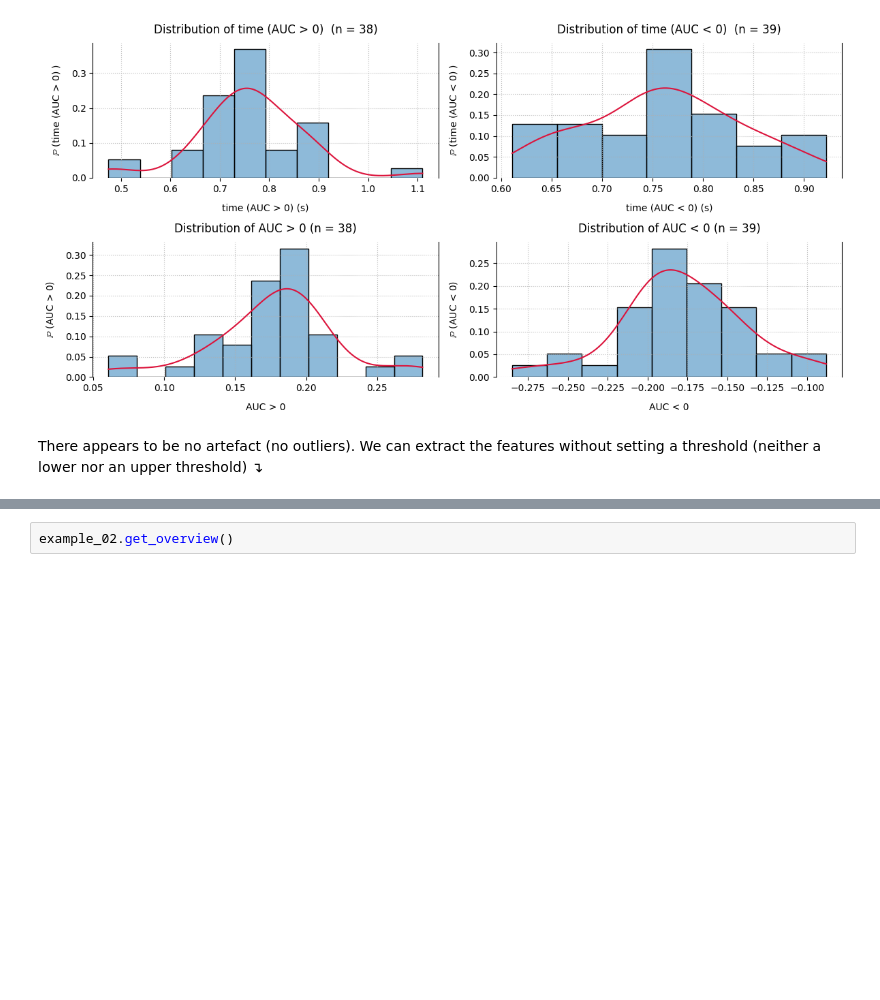
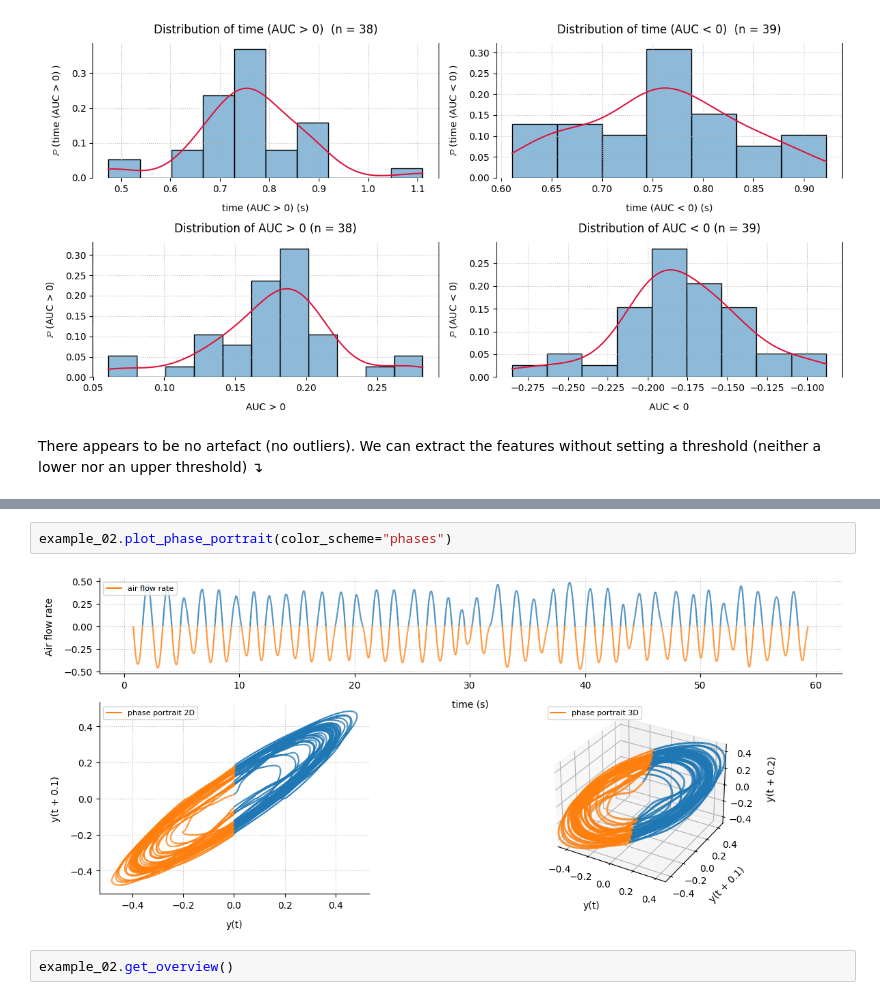
Before and after one commit to tcoustillet/pybreathe, a Jupyter notebook: examples/example.ipynb, the cells around one changed output, grey strips where cells are left out. Saved outputs shown, nothing was run; the diff lists cells and outputs as text; blank space fills up the shorter version.

```diff
--- a/examples/example.ipynb
+++ b/examples/example.ipynb
@@ -387,6 +405,10 @@ mean = -0.178 ± 0.039 (n = 39).
 Minute ventilation of positive segments: 7.08.
 Minute ventilation of negative segments: -7.08.
 (7.08, -7.08)
+# %%
+example_02.plot_phase_portrait(color_scheme="phases")
+# %% [output]
+[figure, added]
 # %%
 example_02.get_overview()
 # %% [output]
```
Also changed, not shown: parts of 20 cells of this notebook.
